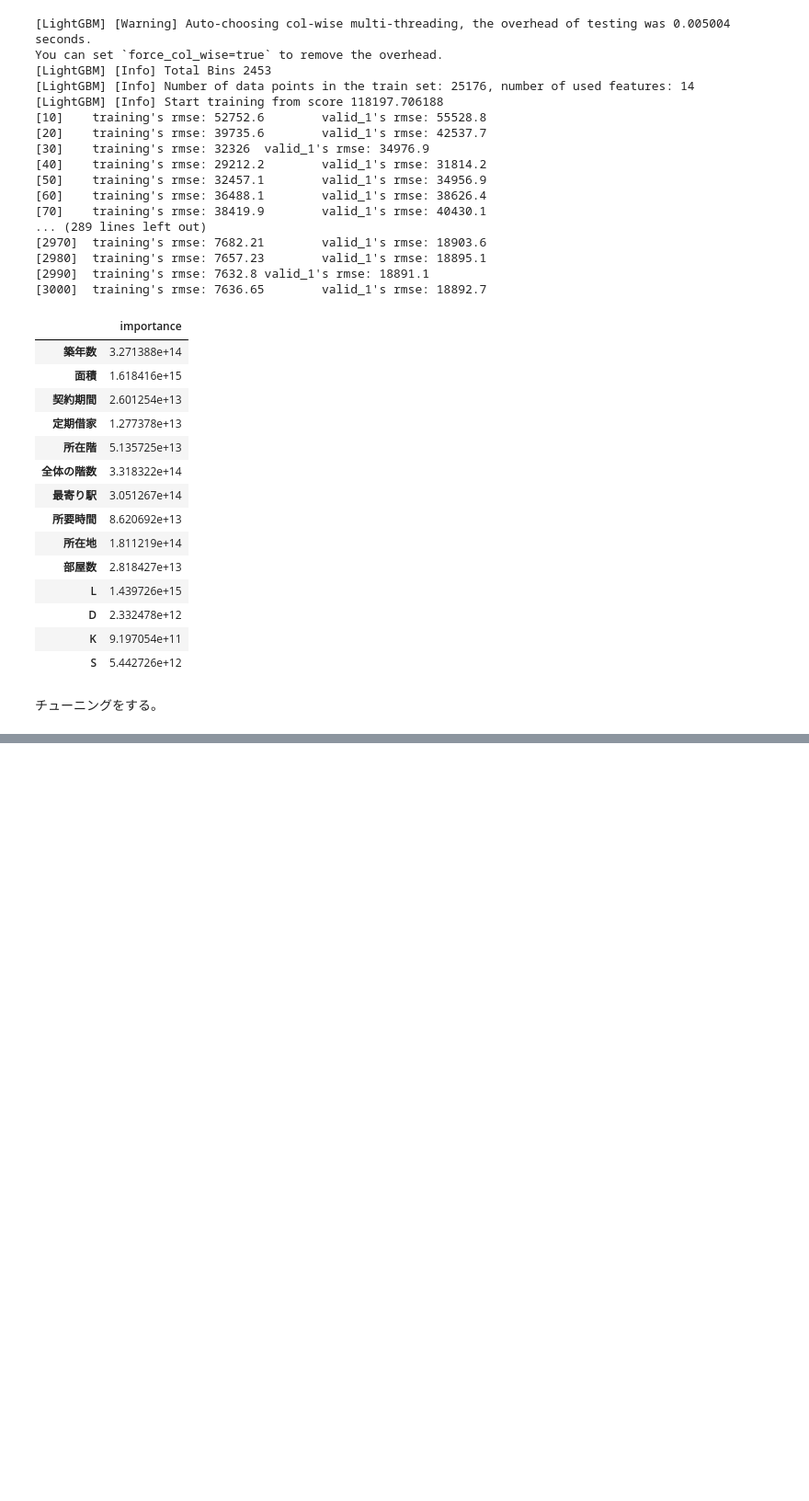
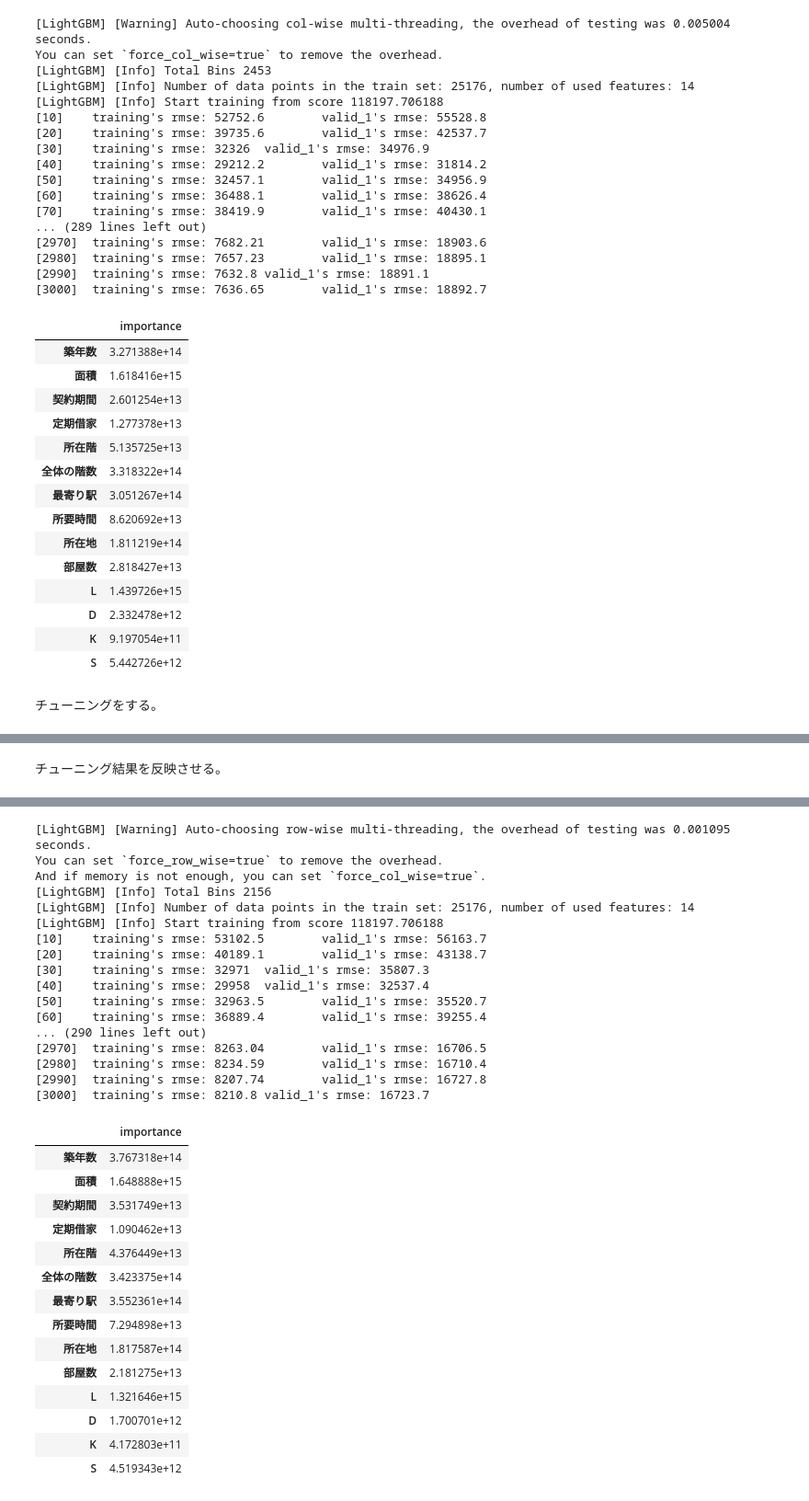
Before and after one commit to kyotoman-koshida/mynabi, a Jupyter notebook: DART_cs.ipynb, the cells around one changed output, grey strips where cells are left out. Shown at 92% size. Drawn from its saved outputs; the diff is of its cells as text; code cells hidden in the pictures; blank space fills up the shorter version.

```diff
--- a/DART_cs.ipynb
+++ b/DART_cs.ipynb
@@ -217,7 +215,7 @@ y_train = rent
 X_test = pd.concat([test_house_age, test_area_size, test_contract_span2, test_reg_rent, test_floor_scores2, test_Floor_scores2, test_stations, test_minits, test_addresses, test_room_arrange[["部屋数","L","D","K","S"]]], axis=1)
 category_lists = ['定期借家', '最寄り駅', '所在地', 'L', 'D', 'K', 'S']
 
-lcv = KFold(n_splits=5, shuffle=True, random_state=0)
+cv = KFold(n_splits=5, shuffle=True, random_state=0)
 rmse_scores = []
 X_train['KFold'] = -1
 #foldはvalidの対象となる値で０から４
@@ -297,0 +382,43 @@ KeyboardInterrupt:
+# %% [markdown]
+チューニング結果を反映させる。
+# %%
+X_train = pd.concat([house_age, area_size, contract_span2, reg_rent, floor_scores2, Floor_scores2, stations, minits, addresses, room_arrange[["部屋数","L","D","K","S"]]], axis=1)
+y_train = rent
+X_test = pd.concat([test_house_age, test_area_size, test_contract_span2, test_reg_rent, test_floor_scores2, test_Floor_scores2, test_stations, test_minits, test_addresses, test_room_arrange[["部屋数","L","D","K","S"]]], axis=1)
+category_lists = ['定期借家','最寄り駅', '所在地', 'L', 'D','K','S']
+
+cv = KFold(n_splits=5, shuffle=True, random_state=0)
+for fold_id, (train_index, valid_index) in enumerate(cv.split(X_train)):
+    X_tr = X_train.loc[train_index,:]
+    X_val = X_train.loc[valid_index, :]
+    y_tr = y_train.loc[train_index]
+    y_val = y_train.loc[valid_index]
+
+    lgb_train = lgb.Dataset(X_tr, y_tr)
+    lgb_eval = lgb.Dataset(X_val, y_val, reference=lgb_train)
+
+    params = {
+        'objective':'regression',
+        'boosting_type':'dart',
+        'metrics':'rmse',
+        'learning_rate':0.05,
+        'reg_lambda': 5.752740814116687e-07,
+        'max_bin': 416,
+        'num_leaves': 69
+    }
+
+    model = lgb.train(
+                        params,
+                        lgb_train,
+                        valid_sets=[lgb_train, lgb_eval],
+                        verbose_eval=10,
+                        num_boost_round=3000,
+                        early_stopping_rounds=10,
+                        categorical_feature = category_lists
+                        )
+
+y_pred = model.predict(X_test, num_iteration=model.best_iteration)
+# feature importanceを表示
+importance = pd.DataFrame(model.feature_importance(importance_type = "gain"), index=X_train.columns, columns=['importance'])
+display(importance)
+# %% [output]
@@ -298,3 +503,35 @@ KeyboardInterrupt:
+[LightGBM] [Warning] Auto-choosing row-wise multi-threading, the overhead of testing was 0.001095 seconds.
+You can set `force_row_wise=true` to remove the overhead.
+And if memory is not enough, you can set `force_col_wise=true`.
+[LightGBM] [Info] Total Bins 2156
+[LightGBM] [Info] Number of data points in the train set: 25176, number of used features: 14
+[LightGBM] [Info] Start training from score 118197.706188
+[10]    training's rmse: 53102.5        valid_1's rmse: 56163.7
+[20]    training's rmse: 40189.1        valid_1's rmse: 43138.7
+[30]    training's rmse: 32971  valid_1's rmse: 35807.3
+[40]    training's rmse: 29958  valid_1's rmse: 32537.4
+[50]    training's rmse: 32963.5        valid_1's rmse: 35520.7
+[60]    training's rmse: 36889.4        valid_1's rmse: 39255.4
+... (290 lines left out)
+[2970]  training's rmse: 8263.04        valid_1's rmse: 16706.5
+[2980]  training's rmse: 8234.59        valid_1's rmse: 16710.4
+[2990]  training's rmse: 8207.74        valid_1's rmse: 16727.8
+[3000]  training's rmse: 8210.8 valid_1's rmse: 16723.7
+|  | importance |
+| 築年数 | 3.767318e+14 |
+| 面積 | 1.648888e+15 |
+| 契約期間 | 3.531749e+13 |
+| 定期借家 | 1.090462e+13 |
+| 所在階 | 4.376449e+13 |
+| 全体の階数 | 3.423375e+14 |
+| 最寄り駅 | 3.552361e+14 |
+| 所要時間 | 7.294898e+13 |
+| 所在地 | 1.817587e+14 |
+| 部屋数 | 2.181275e+13 |
+| L | 1.321646e+15 |
+| D | 1.700701e+12 |
+| K | 4.172803e+11 |
+| S | 4.519343e+12 |
 # %%
 df = pd.read_csv('test.csv')
 id = df['id']
```
Also changed, not shown: parts of 3 cells of this notebook, 6 other files.
